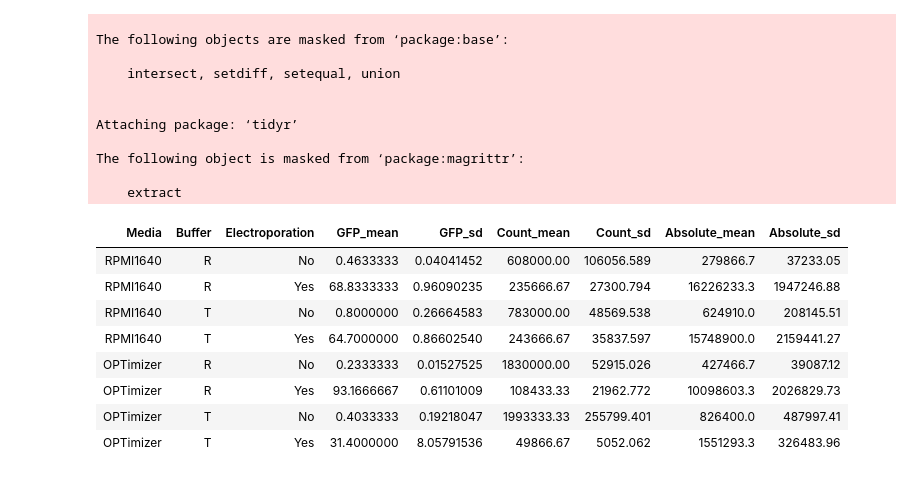
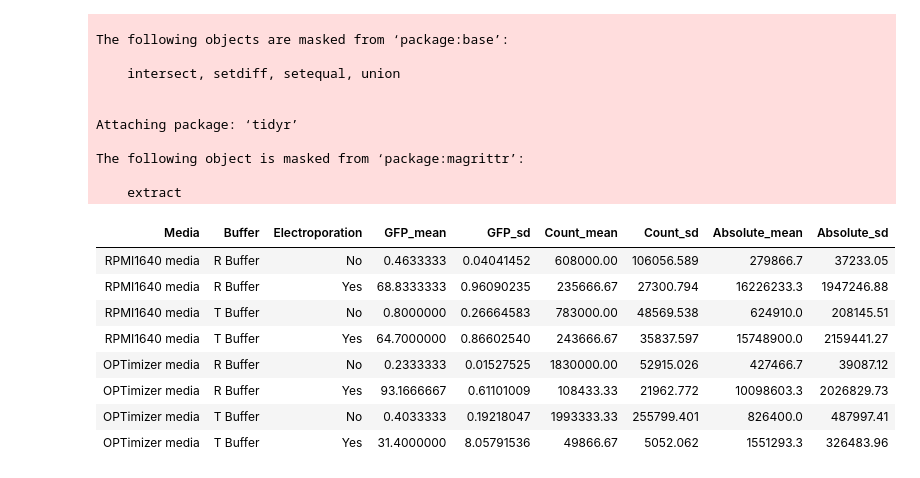
Before and after one commit to hammerlab/t-cell-guide, a Jupyter notebook: analyses/plasmid-electroporation/OPT vs RPMI1640 and T vs R buffer.ipynb, the cells around one changed output. Cells and saved outputs as stored; diff of their text form; code cells hidden in the pictures.

```diff
--- a/analyses/plasmid-electroporation/OPT vs RPMI1640 and T vs R buffer.ipynb
+++ b/analyses/plasmid-electroporation/OPT vs RPMI1640 and T vs R buffer.ipynb
@@ -24,37 +24,41 @@ The following object is masked from ‘package:magrittr’:
 # %%
 gfp_stats <-
     read_csv(
         'opt_vs_rmpi1640-r_vs_t-day3.csv',
         col_types=cols(
             `Media`=col_factor(levels=c('RPMI1640', 'OPTimizer')),
             `Buffer`=col_factor(levels=c('R', 'T')),
             `Electroporation`=col_factor(levels=c('No', 'Yes')),
             `Replicate`=col_factor(levels=c("1", "2", "3")),
             .default=col_double()
         )
     ) %>%
-    mutate(`Absolute_count`=`GFP+ Percent` * `Live cells per ml`) %>%
+    mutate(
+        `Absolute_count`=`GFP+ Percent` * `Live cells per ml`,
+        `Buffer`=factor(`Buffer`, labels=c("R Buffer", "T Buffer")),
+        `Media`=factor(`Media`, labels=c("RPMI1640 media", "OPTimizer media"))
+    ) %>%
     group_by(`Media`, `Buffer`, `Electroporation`) %>%
     summarize(
         `GFP_mean`=mean(`GFP+ Percent`),
         `GFP_sd`=sd(`GFP+ Percent`),
         `Count_mean`=mean(`Live cells per ml`),
         `Count_sd`=sd(`Live cells per ml`),
         `Absolute_mean`=mean(`Absolute_count`),
         `Absolute_sd`=sd(`Absolute_count`)
     )
 
 gfp_stats
 # %% [output]
 | Media | Buffer | Electroporation | GFP_mean | GFP_sd | Count_mean | Count_sd | Absolute_mean | Absolute_sd |
-| RPMI1640 | R | No | 0.4633333 | 0.04041452 | 608000.00 | 106056.589 | 279866.7 | 37233.05 |
-| RPMI1640 | R | Yes | 68.8333333 | 0.96090235 | 235666.67 | 27300.794 | 16226233.3 | 1947246.88 |
-| RPMI1640 | T | No | 0.8000000 | 0.26664583 | 783000.00 | 48569.538 | 624910.0 | 208145.51 |
-| RPMI1640 | T | Yes | 64.7000000 | 0.86602540 | 243666.67 | 35837.597 | 15748900.0 | 2159441.27 |
-| OPTimizer | R | No | 0.2333333 | 0.01527525 | 1830000.00 | 52915.026 | 427466.7 | 39087.12 |
-| OPTimizer | R | Yes | 93.1666667 | 0.61101009 | 108433.33 | 21962.772 | 10098603.3 | 2026829.73 |
-| OPTimizer | T | No | 0.4033333 | 0.19218047 | 1993333.33 | 255799.401 | 826400.0 | 487997.41 |
-| OPTimizer | T | Yes | 31.4000000 | 8.05791536 | 49866.67 | 5052.062 | 1551293.3 | 326483.96 |
+| RPMI1640 media | R Buffer | No | 0.4633333 | 0.04041452 | 608000.00 | 106056.589 | 279866.7 | 37233.05 |
+| RPMI1640 media | R Buffer | Yes | 68.8333333 | 0.96090235 | 235666.67 | 27300.794 | 16226233.3 | 1947246.88 |
+| RPMI1640 media | T Buffer | No | 0.8000000 | 0.26664583 | 783000.00 | 48569.538 | 624910.0 | 208145.51 |
+| RPMI1640 media | T Buffer | Yes | 64.7000000 | 0.86602540 | 243666.67 | 35837.597 | 15748900.0 | 2159441.27 |
+| OPTimizer media | R Buffer | No | 0.2333333 | 0.01527525 | 1830000.00 | 52915.026 | 427466.7 | 39087.12 |
+| OPTimizer media | R Buffer | Yes | 93.1666667 | 0.61101009 | 108433.33 | 21962.772 | 10098603.3 | 2026829.73 |
+| OPTimizer media | T Buffer | No | 0.4033333 | 0.19218047 | 1993333.33 | 255799.401 | 826400.0 | 487997.41 |
+| OPTimizer media | T Buffer | Yes | 31.4000000 | 8.05791536 | 49866.67 | 5052.062 | 1551293.3 | 326483.96 |
 # %%
 gfp_stats %>%
     ggplot(aes(x=`Electroporation`, y=`GFP_mean`, fill=`Electroporation`)) +
```
Also changed, not shown: parts of 3 cells of this notebook.
